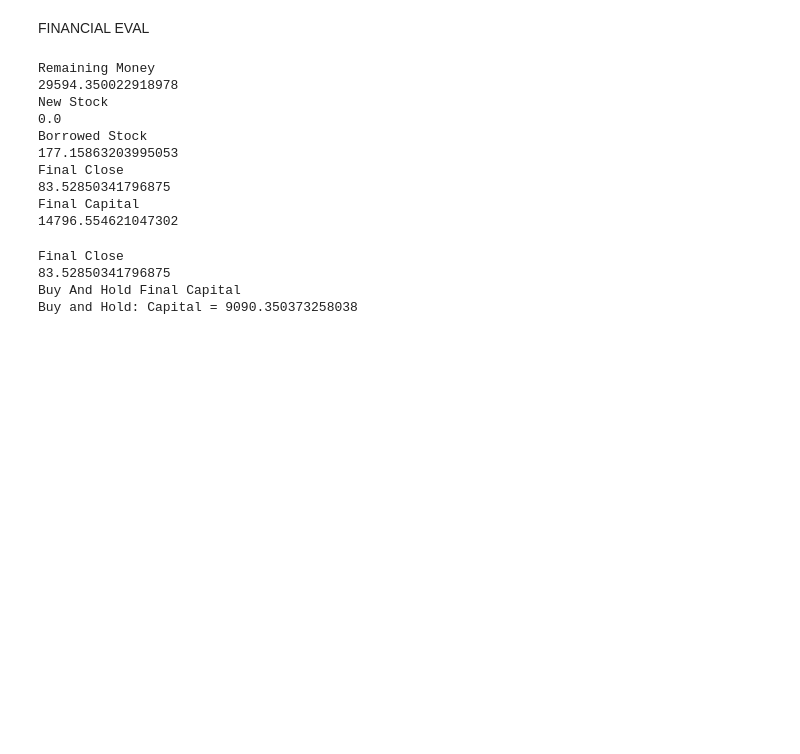
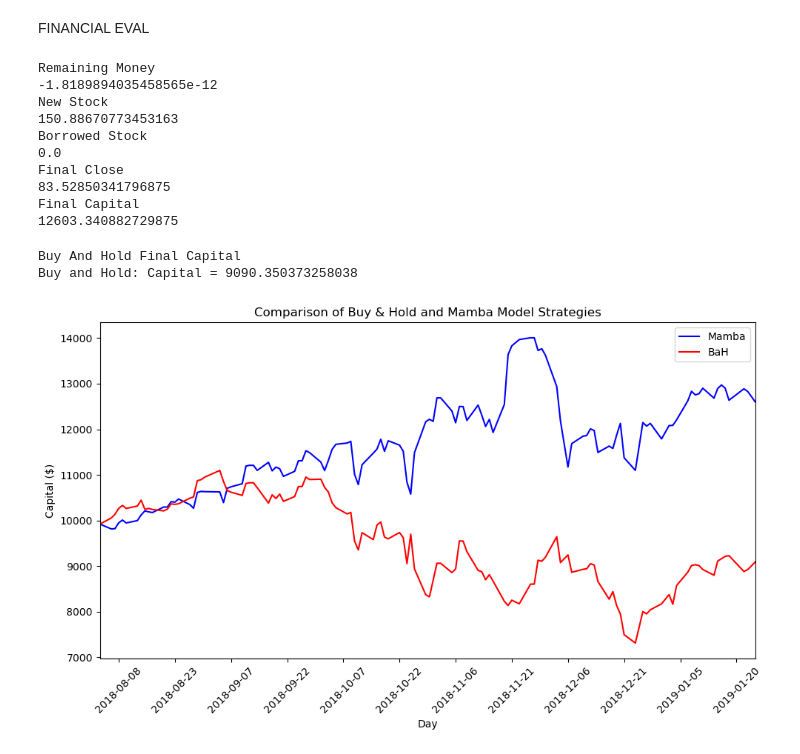
Before and after one commit to halilvibrahim/stock_movement, a Jupyter notebook: Models/AMZN_Model.ipynb, the cells around one changed output. Saved outputs shown, nothing was run; the diff lists cells and outputs as text; code cells hidden in the pictures; blank space fills up the shorter version.

Commit message:
mamba models plot profit results.

```diff
--- a/Models/AMZN_Model.ipynb
+++ b/Models/AMZN_Model.ipynb
@@ -455,6 +455,15 @@ borrowed_stock = 0
 remaining_money_list = []
 new_stock_list = []
 borrowed_stock_list = []
+#for visualisation start
+total_value = 0
+total_value_list = []
+#bh:buy and hold
+bh_value = 0
+bh_value_list = []
+first_opening = df.loc[0, 'Open']
+bh_stock_quantity = capital / first_opening
+#for visualisation end
 
 for index, row in df.iterrows():
     signal = row['signal']
@@ -472,6 +481,13 @@ for index, row in df.iterrows():
         borrowed_stock = capital / opening_price
         capital += borrowed_stock*opening_price
 
+    #for visualisation start
+    closing_price = row['Close']
+    total_value = (stock_quantity*closing_price)+(capital-(borrowed_stock*closing_price))
+    total_value_list.append(total_value)
+    bh_value = bh_stock_quantity*closing_price
+    bh_value_list.append(bh_value)
+    #for visualisation end
     remaining_money_list.append(capital)
     new_stock_list.append(stock_quantity)
     borrowed_stock_list.append(borrowed_stock)
@@ -479,6 +495,8 @@ for index, row in df.iterrows():
 df['Remaining_Money'] = remaining_money_list
 df['New_Stock'] = new_stock_list
 df['Borrowed_Stock'] = borrowed_stock_list
+df['Total_Value'] = total_value_list
+df['BH_Value'] = bh_value_list
 
 print("Remaining Money")
 remaining_money = df.loc[len(df) - 1, 'Remaining_Money']
@@ -498,29 +516,41 @@ print(final_capital)
 df.to_csv('financial.csv', index=False)
 # %% [output]
 Remaining Money
-29594.350022918978
+-1.8189894035458565e-12
 New Stock
+150.88670773453163
+Borrowed Stock
 0.0
-Borrowed Stock
-177.15863203995053
 Final Close
 83.52850341796875
 Final Capital
-14796.554621047302
+12603.340882729875
 # %%
-first_opening = df.loc[0, 'Open']
-capital = 10000
-stock_quantity = capital / first_opening
-bh_final_capital = stock_quantity * final_close
-print("Final Close")
-print(final_close)
+bh_final_capital = bh_stock_quantity * final_close
 print("Buy And Hold Final Capital")
 print(f"Buy and Hold: Capital = {bh_final_capital}")
 # %% [output]
-Final Close
-83.52850341796875
 Buy And Hold Final Capital
 Buy and Hold: Capital = 9090.350373258038
+# %%
+import matplotlib.dates as mdates
+df['Date'] = pd.to_datetime(df['Date'])
+df.set_index('Date', inplace=True)
+plt.figure(figsize=(10, 6))
+plt.plot(df.index, df['Total_Value'], color='blue', label='Mamba')
+plt.plot(df.index, df['BH_Value'], color='red', label='BaH')
+plt.xlabel('Day')
+plt.ylabel('Capital ($)')
+plt.title('Comparison of Buy & Hold and Mamba Model Strategies')
+plt.gca().xaxis.set_major_locator(mdates.DayLocator(interval=15))
+plt.gca().xaxis.set_major_formatter(mdates.DateFormatter('%Y-%m-%d'))
+plt.xticks(rotation=45)
+plt.xlim([df.index.min(), df.index.max()])
+plt.legend()
+plt.tight_layout()
+plt.show()
+# %% [output]
+[figure, added]
 # %%
 import os
 pid = os.getpid()
```
Also changed, not shown: parts of 7 cells of this notebook, 5 other files.
